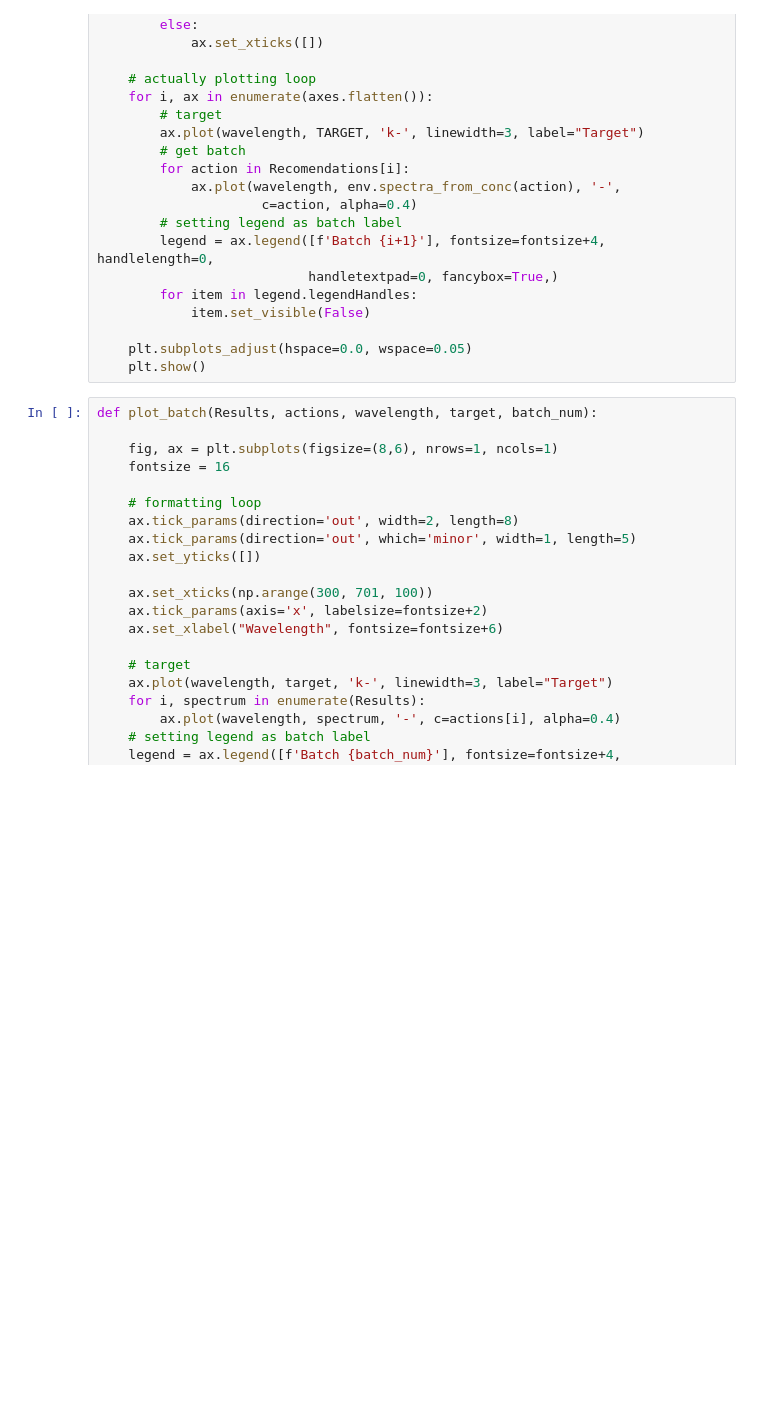
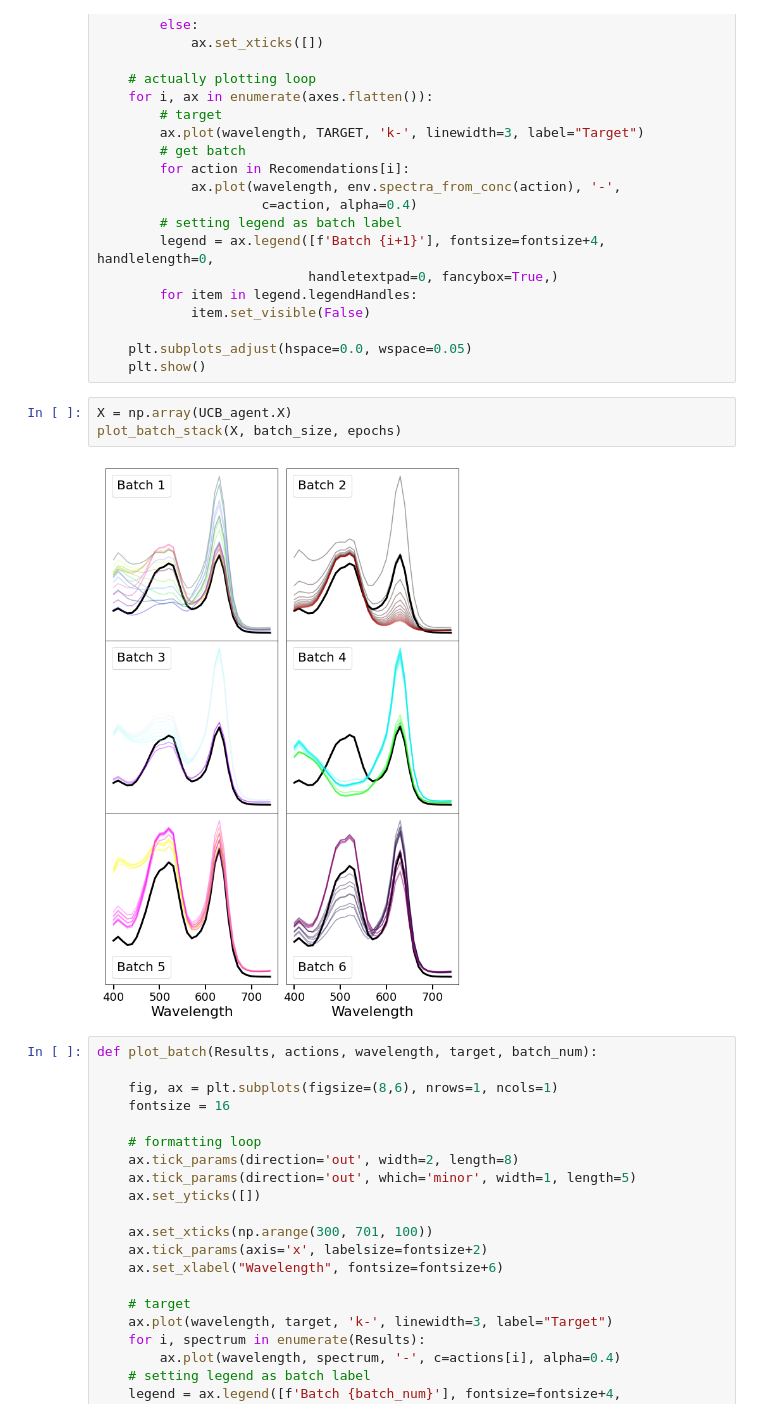
Before and after one commit to REAL-Pipetting/REinforced-Automaton-Learning-REAL-Pipetting, a Jupyter notebook: realpy/Examples/Tutorials/Tutorial.ipynb, the cells around one changed output. Drawn from its saved outputs; the diff is of its cells as text; blank space fills up the shorter version.

```diff
--- a/realpy/Examples/Tutorials/Tutorial.ipynb
+++ b/realpy/Examples/Tutorials/Tutorial.ipynb
@@ -254,6 +256,11 @@ def plot_batch_stack(Recomendations, batch_size, epochs):
 
     plt.subplots_adjust(hspace=0.0, wspace=0.05)
     plt.show()
+# %%
+X = np.array(UCB_agent.X)
+plot_batch_stack(X, batch_size, epochs)
+# %% [output]
+[figure, added]
 # %%
 def plot_batch(Results, actions, wavelength, target, batch_num):
 
```
Also changed, not shown: parts of 16 cells of this notebook.
